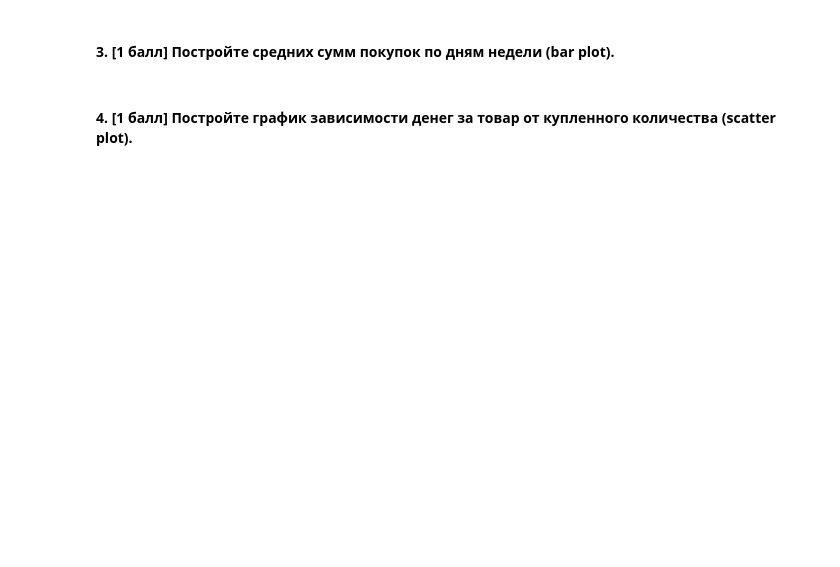
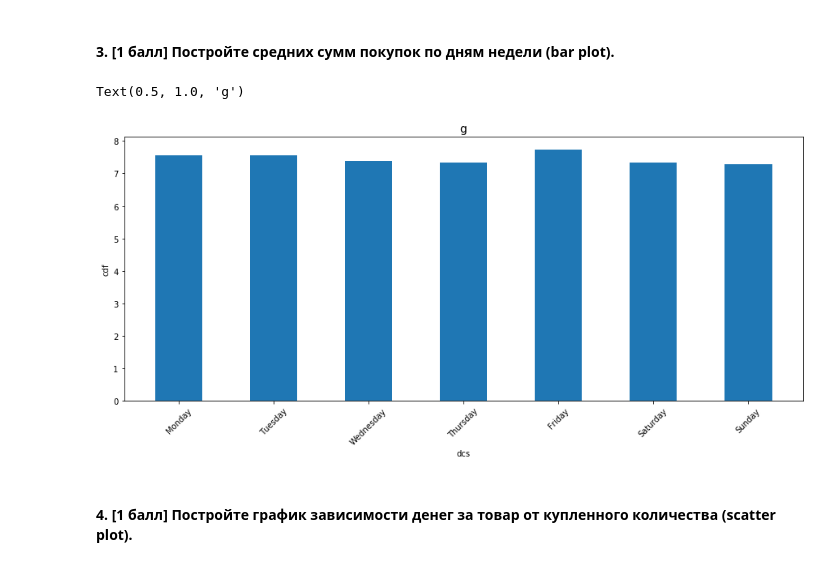
Before and after one commit to hse-mlearn/ha-01-glafiraV, a Jupyter notebook: homework-practice-01.ipynb, the cells around one changed output. Saved outputs shown, nothing was run; the diff lists cells and outputs as text; code cells hidden in the pictures; blank space fills up the shorter version.

```diff
--- a/homework-practice-01.ipynb
+++ b/homework-practice-01.ipynb
@@ -386,2 +374,17 @@ Text(0, 0.5, 'cdf')
+# %%
+mean_by_date = RestrData.groupby(by=pd.to_datetime(RestrData['date']).dt.weekday)["item_price_float"].mean()
+# %%
+week = ["Monday", "Tuesday", "Wednesday", "Thursday", "Friday", "Saturday", "Sunday"]
+mean_by_date.index = week
+# %%
+plt.figure(figsize=(15,6))
+plt.bar(mean_by_date.index, height=mean_by_date, width=.5)
+plt.xlabel("dcs")
+plt.xticks(mean_by_date.index, rotation='45')
+plt.ylabel("cdf")
+plt.title("g", fontsize=14)
+# %% [output]
+Text(0.5, 1.0, 'g')
+[figure, added]
 # %% [markdown]
 #### 4. [1 балл] Постройте график зависимости денег за товар от купленного количества (scatter plot).
```
Also changed, not shown: parts of 11 cells of this notebook.
